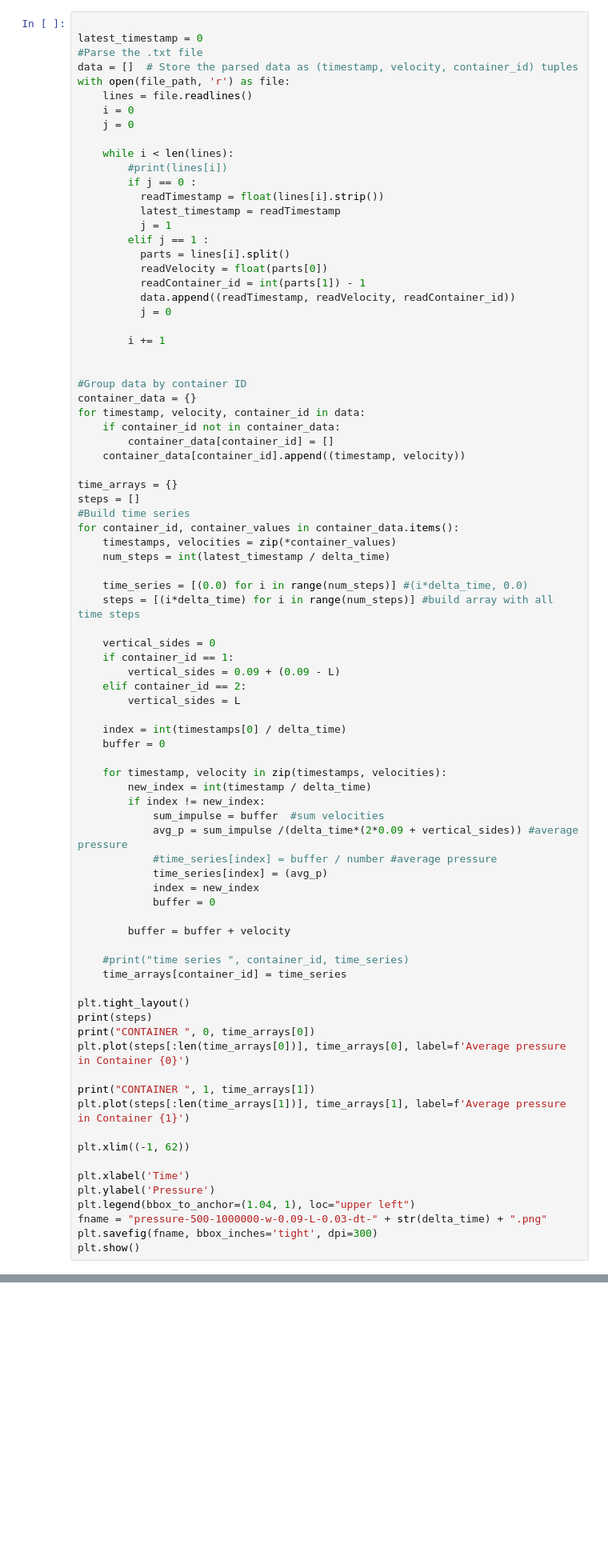
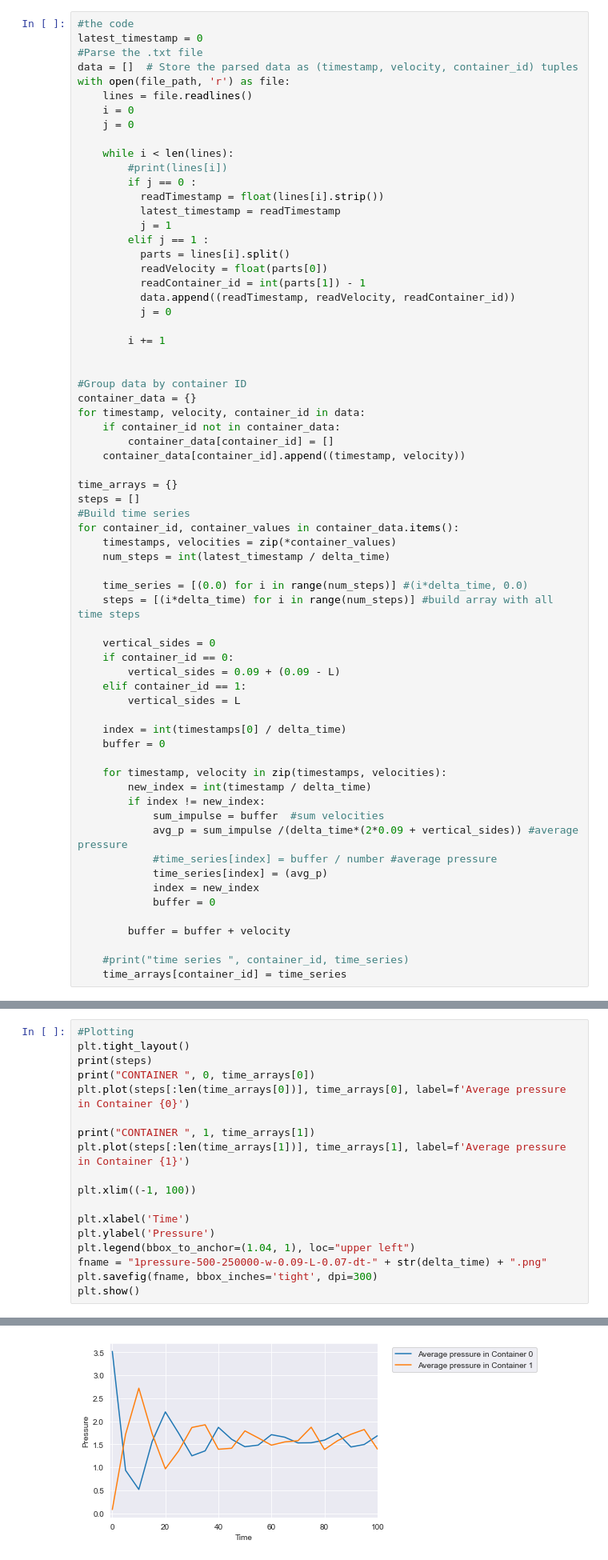
Before and after one commit to mricarte-i/2023Q2G01, a Jupyter notebook: TP3/plotter/pressure.ipynb, the cells around one changed output, grey strips where cells are left out. Shown: that part at 80% size. Saved outputs shown, nothing was run; the diff lists cells and outputs as text; blank space fills up the shorter version.

Commit message:
fix dumb pressure script

```diff
--- a/TP3/plotter/pressure.ipynb
+++ b/TP3/plotter/pressure.ipynb
@@ -11,7 +11,7 @@ sns.set_style("darkgrid")
 # %%
 #TODO: calculate delta_time as avg time in which 500 events happpen
 # %%
-
+#the code
 latest_timestamp = 0
 #Parse the .txt file
 data = []  # Store the parsed data as (timestamp, velocity, container_id) tuples
@@ -54,9 +54,9 @@ for container_id, container_values in container_data.items():
     steps = [(i*delta_time) for i in range(num_steps)] #build array with all time steps
 
     vertical_sides = 0
-    if container_id == 1:
+    if container_id == 0:
         vertical_sides = 0.09 + (0.09 - L)
-    elif container_id == 2:
+    elif container_id == 1:
         vertical_sides = L
 
     index = int(timestamps[0] / delta_time)
@@ -76,20 +76,3 @@ for container_id, container_values in container_data.items():
 
     #print("time series ", container_id, time_series)
     time_arrays[container_id] = time_series
-
-plt.tight_layout()
-print(steps)
-print("CONTAINER ", 0, time_arrays[0])
-plt.plot(steps[:len(time_arrays[0])], time_arrays[0], label=f'Average pressure in Container {0}')
-
-print("CONTAINER ", 1, time_arrays[1])
-plt.plot(steps[:len(time_arrays[1])], time_arrays[1], label=f'Average pressure in Container {1}')
-
-plt.xlim((-1, 62))
-
-plt.xlabel('Time')
-plt.ylabel('Pressure')
-plt.legend(bbox_to_anchor=(1.04, 1), loc="upper left")
-fname = "pressure-500-1000000-w-0.09-L-0.03-dt-" + str(delta_time) + ".png"
-plt.savefig(fname, bbox_inches='tight', dpi=300)
-plt.show()
@@ -100,0 +79,19 @@ CONTAINER  1 [0.01874665434677326, 0.04640681780563997, 0.04354888203753875, 0.2
+# %%
+#Plotting
+plt.tight_layout()
+print(steps)
+print("CONTAINER ", 0, time_arrays[0])
+plt.plot(steps[:len(time_arrays[0])], time_arrays[0], label=f'Average pressure in Container {0}')
+
+print("CONTAINER ", 1, time_arrays[1])
+plt.plot(steps[:len(time_arrays[1])], time_arrays[1], label=f'Average pressure in Container {1}')
+
+plt.xlim((-1, 100))
+
+plt.xlabel('Time')
+plt.ylabel('Pressure')
+plt.legend(bbox_to_anchor=(1.04, 1), loc="upper left")
+fname = "1pressure-500-250000-w-0.09-L-0.07-dt-" + str(delta_time) + ".png"
+plt.savefig(fname, bbox_inches='tight', dpi=300)
+plt.show()
+# %% [output]
@@ -100,0 +101 @@ CONTAINER  1 [0.01874665434677326, 0.04640681780563997, 0.04354888203753875, 0.2
+[figure, added]
```
Also changed, not shown: parts of 3 cells of this notebook.
